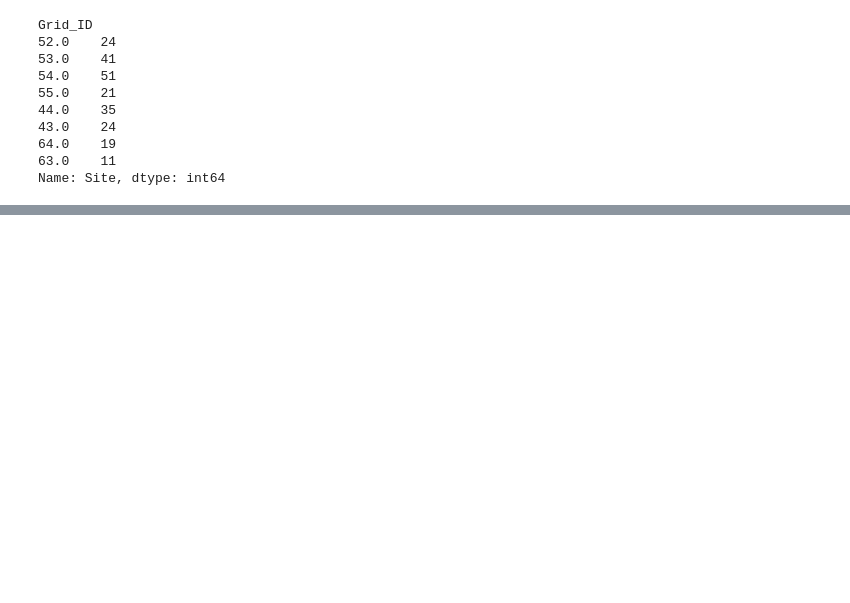
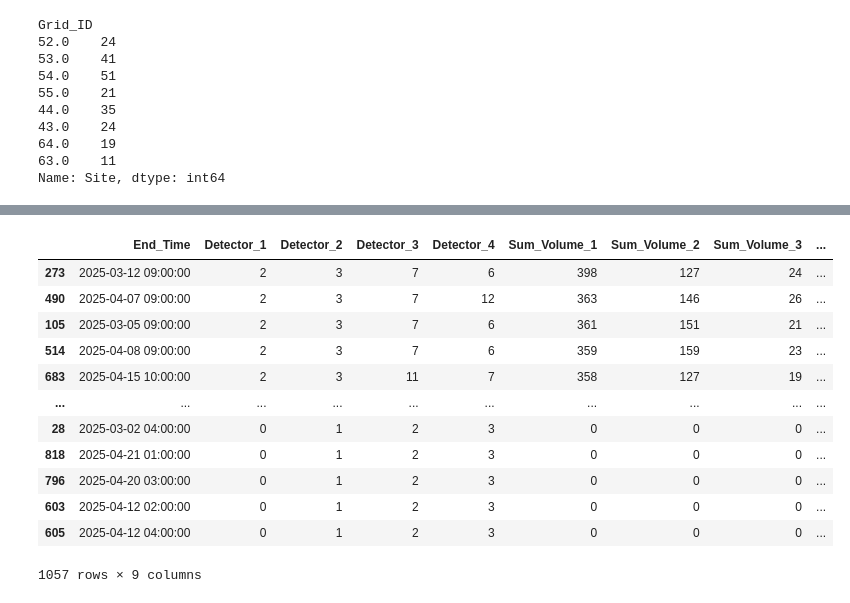
Before and after one commit to kirva123/Hackathon2025, a Jupyter notebook: Regional copy.ipynb, the cells around one changed output, grey strips where cells are left out. Drawn from its saved outputs; the diff is of its cells as text; code cells hidden in the pictures; blank space fills up the shorter version.

```diff
--- a/Regional copy.ipynb
+++ b/Regional copy.ipynb
@@ -414,0 +446,4 @@ See: https://matplotlib.org/stable/tutorials/intermediate/legend_guide.html#impl
+# %%
+# 1. get all sites in Grid_ID 53 (keep duplicates)
+selected = sites53[sites53["Site"].isin([352, 328, 920, 919])]
+selected.head()
@@ -414,0 +469,6 @@ See: https://matplotlib.org/stable/tutorials/intermediate/legend_guide.html#impl
+# %%
+sel_detectors = selected.groupby("Site")["Detector"].nunique()
+site352=selected[selected["Site"] == 352]
+site352_grouped=site352.groupby("Detector")["Sum_Volume"].sum().reset_index().sort_values("Sum_Volume", ascending=False)
+site352_time= site352.groupby("End_Time")
+site352_grouped.head()
@@ -414,0 +482,25 @@ See: https://matplotlib.org/stable/tutorials/intermediate/legend_guide.html#impl
+# %%
+# take top 4 detectors for each End_Time
+top_detectors = (
+    site352.groupby("End_Time", group_keys=False)
+    .apply(lambda g: g.nlargest(4, "Sum_Volume"))
+)
+
+# rank within each End_Time
+top_detectors["rank"] = (
+    top_detectors.groupby("End_Time").cumcount() + 1
+)
+
+# pivot wider: one row per End_Time, columns for top 4 detectors and volumes
+result = top_detectors.pivot_table(
+    index="End_Time",
+    columns="rank",
+    values=["Detector", "Sum_Volume"],
+    aggfunc="first"
+)
+
+# flatten MultiIndex column names
+result.columns = [f"{col}_{rank}" for col, rank in result.columns]
+result = result.reset_index()
+
+result.head()
@@ -414,0 +514,17 @@ See: https://matplotlib.org/stable/tutorials/intermediate/legend_guide.html#impl
+# %%
+result=result.sort_values("Sum_Volume_1", ascending=False)
+result
+# %% [output]
+|  | End_Time | Detector_1 | Detector_2 | Detector_3 | Detector_4 | Sum_Volume_1 | Sum_Volume_2 | Sum_Volume_3 | ... |
+| 273 | 2025-03-12 09:00:00 | 2 | 3 | 7 | 6 | 398 | 127 | 24 | ... |
+| 490 | 2025-04-07 09:00:00 | 2 | 3 | 7 | 12 | 363 | 146 | 26 | ... |
+| 105 | 2025-03-05 09:00:00 | 2 | 3 | 7 | 6 | 361 | 151 | 21 | ... |
+| 514 | 2025-04-08 09:00:00 | 2 | 3 | 7 | 6 | 359 | 159 | 23 | ... |
+| 683 | 2025-04-15 10:00:00 | 2 | 3 | 11 | 7 | 358 | 127 | 19 | ... |
+| ... | ... | ... | ... | ... | ... | ... | ... | ... | ... |
+| 28 | 2025-03-02 04:00:00 | 0 | 1 | 2 | 3 | 0 | 0 | 0 | ... |
+| 818 | 2025-04-21 01:00:00 | 0 | 1 | 2 | 3 | 0 | 0 | 0 | ... |
+| 796 | 2025-04-20 03:00:00 | 0 | 1 | 2 | 3 | 0 | 0 | 0 | ... |
+| 603 | 2025-04-12 02:00:00 | 0 | 1 | 2 | 3 | 0 | 0 | 0 | ... |
+| 605 | 2025-04-12 04:00:00 | 0 | 1 | 2 | 3 | 0 | 0 | 0 | ... |
+1057 rows × 9 columns
```
Also changed, not shown: parts of 7 cells of this notebook, 1 other file.
